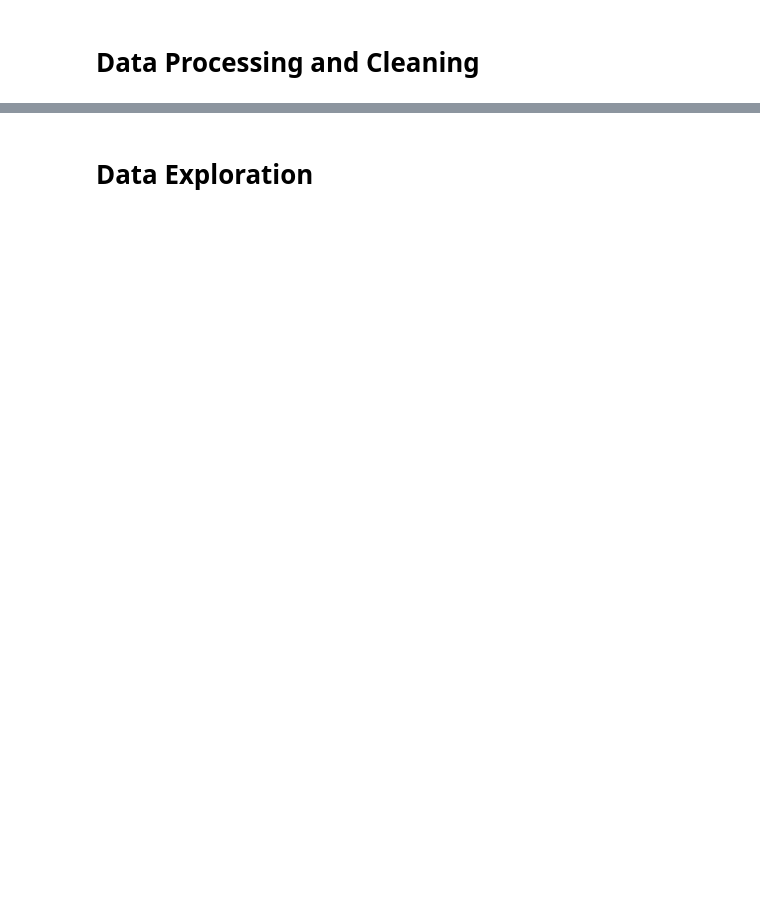
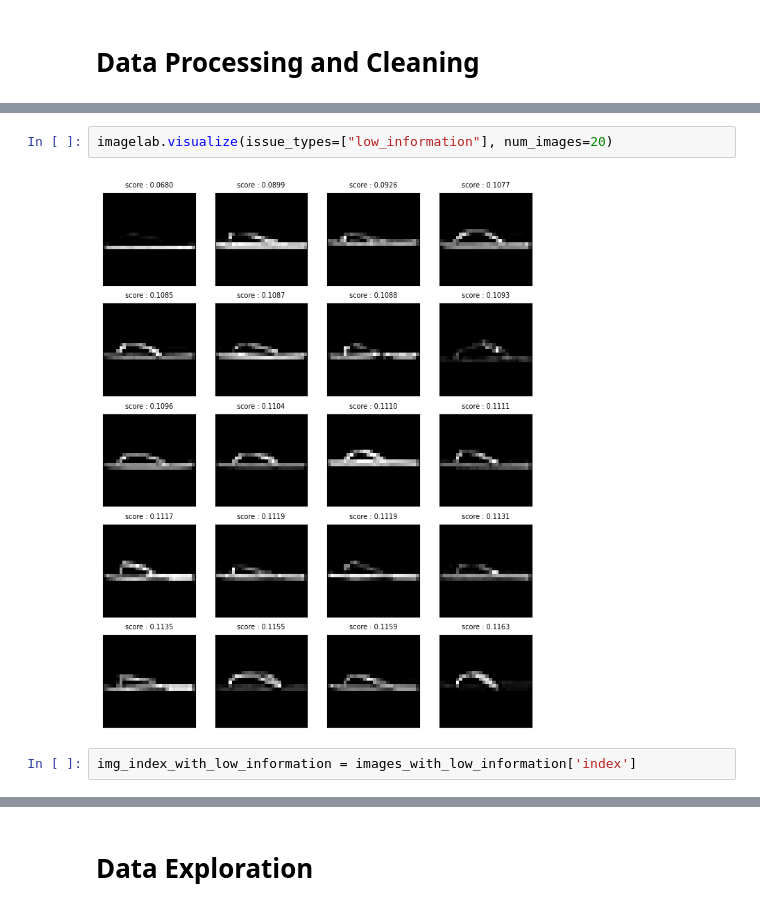
Before and after one commit to khetansarvesh/msml_602, a Jupyter notebook: Project/checkpoint2.ipynb, the cells around one changed output, grey strips where cells are left out. Saved outputs shown, nothing was run; the diff lists cells and outputs as text; blank space fills up the shorter version.

```diff
--- a/Project/checkpoint2.ipynb
+++ b/Project/checkpoint2.ipynb
@@ -53,0 +140,6 @@ Dataset({
+# %%
+imagelab.visualize(issue_types=["low_information"], num_images=20)
+# %% [output]
+[figure, added]
+# %%
+img_index_with_low_information = images_with_low_information['index']
```
Also changed, not shown: parts of 55 cells of this notebook.
